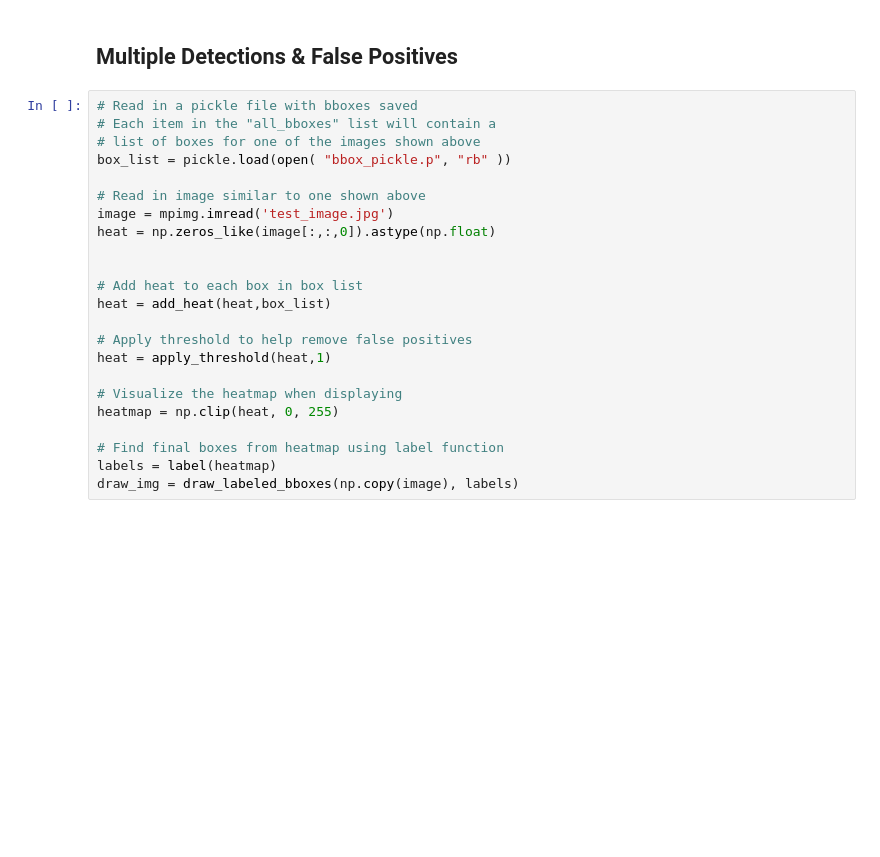
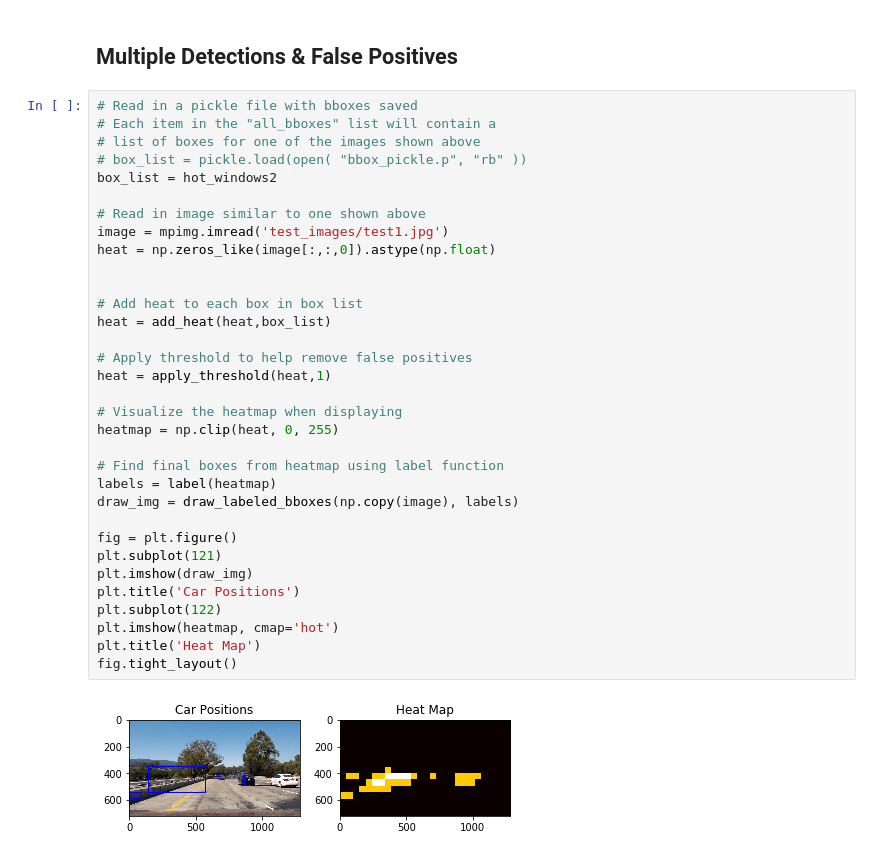
Before and after one commit to Daard/CarND-P5-Vehicle-Detection, a Jupyter notebook: notebook.ipynb, the cells around one changed output. Cells and saved outputs as stored; diff of their text form; blank space fills up the shorter version.

```diff
--- a/notebook.ipynb
+++ b/notebook.ipynb
@@ -553,23 +674,35 @@ ValueError: operands could not be broadcast together with shapes (1,6108) (2580,
 # %%
 # Read in a pickle file with bboxes saved
 # Each item in the "all_bboxes" list will contain a
 # list of boxes for one of the images shown above
-box_list = pickle.load(open( "bbox_pickle.p", "rb" ))
+# box_list = pickle.load(open( "bbox_pickle.p", "rb" ))
+box_list = hot_windows2
 
 # Read in image similar to one shown above
-image = mpimg.imread('test_image.jpg')
+image = mpimg.imread('test_images/test1.jpg')
 heat = np.zeros_like(image[:,:,0]).astype(np.float)
 
 
 # Add heat to each box in box list
 heat = add_heat(heat,box_list)
 
 # Apply threshold to help remove false positives
 heat = apply_threshold(heat,1)
 
 # Visualize the heatmap when displaying
 heatmap = np.clip(heat, 0, 255)
 
 # Find final boxes from heatmap using label function
 labels = label(heatmap)
 draw_img = draw_labeled_bboxes(np.copy(image), labels)
+
+fig = plt.figure()
+plt.subplot(121)
+plt.imshow(draw_img)
+plt.title('Car Positions')
+plt.subplot(122)
+plt.imshow(heatmap, cmap='hot')
+plt.title('Heat Map')
+fig.tight_layout()
+# %% [output]
+[figure, added]
```
Also changed, not shown: parts of 5 cells of this notebook, 5 other files.
